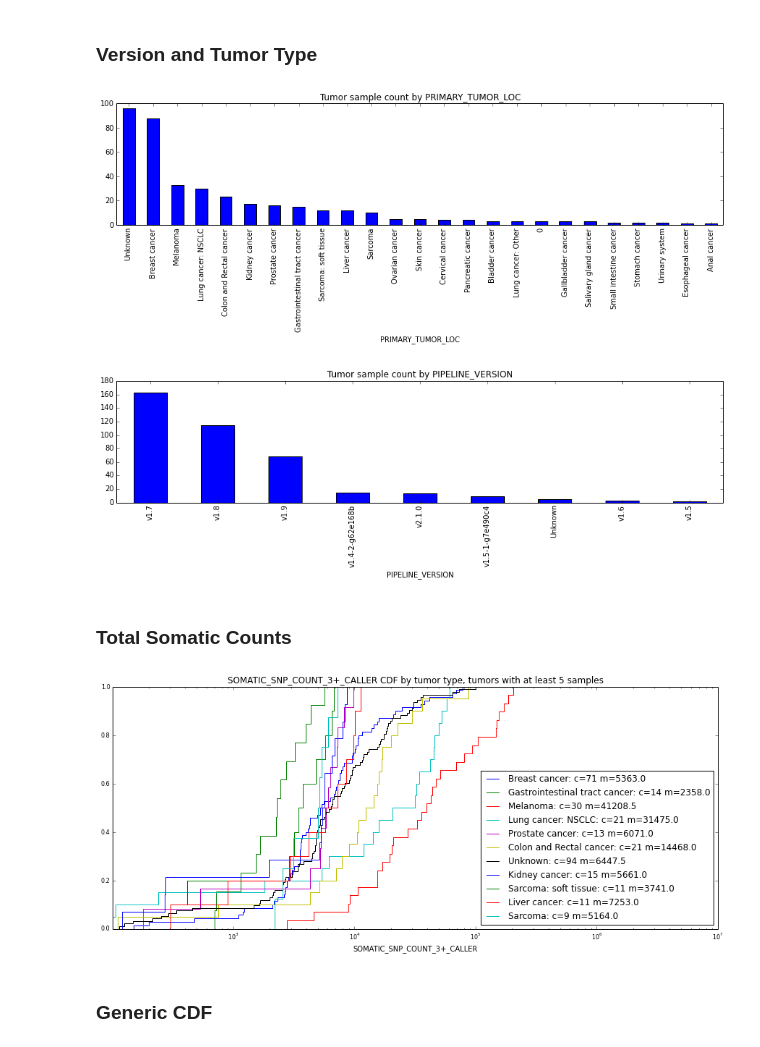
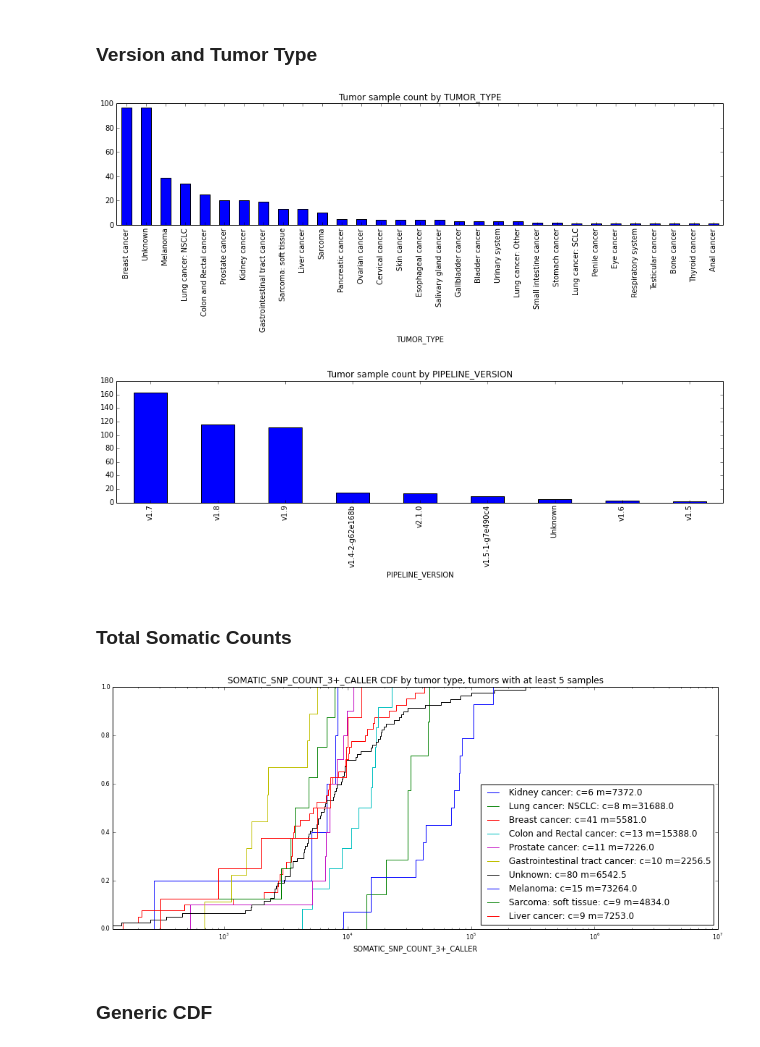
Before and after one commit to hartwigmedical/scripts, a Jupyter notebook: ipython/HealthChecksAnalysis.ipynb, the cells around one changed output. Cells and saved outputs as stored; diff of their text form; code cells hidden in the pictures.

```diff
--- a/ipython/HealthChecksAnalysis.ipynb
+++ b/ipython/HealthChecksAnalysis.ipynb
@@ -46,22 +46,22 @@ len(hc[hc.HAS_PASSED_TESTS == False])
 # %% [markdown]
 ### Version and Tumor Type
 # %%
-quickbarchart('PRIMARY_TUMOR_LOC')
+quickbarchart('TUMOR_TYPE')
 quickbarchart('PIPELINE_VERSION')
 # %% [output]
-[figure, old version]
+[figure, new version]
-[figure, old version]
+[figure, new version]
 # %% [markdown]
 ### Total Somatic Counts
 # %%
 # BY TUMOR TYPE
 minTypeCount = 5
-tumorTypes = hc['PRIMARY_TUMOR_LOC'].unique()
+tumorTypes = hc['TUMOR_TYPE'].unique()
 analysisField = 'SOMATIC_SNP_COUNT_3+_CALLER'
-versions = ['v1.7','v1.8','v1.9'] #hc.PIPELINE_VERSION.unique()
+versions = ['v1.8','v1.9'] #hc.PIPELINE_VERSION.unique()
 types = ['T'] # hc["SAMPLE_TYPE"].unique()
 for tumorType in tumorTypes:
-    ser = hc[(hc.PRIMARY_TUMOR_LOC == tumorType) & hc.PIPELINE_VERSION.isin(versions) & hc.SAMPLE_TYPE.isin(types)][analysisField]
+    ser = hc[(hc.TUMOR_TYPE == tumorType) & hc.PIPELINE_VERSION.isin(versions) & hc.SAMPLE_TYPE.isin(types)][analysisField]
     if len(ser)>minTypeCount:
         try:
             #ser = pd.to_numeric(ser)
@@ -73,7 +73,7 @@ for tumorType in tumorTypes:
         except:
             print "error in tumor type: "+ str(tumorType)
 # %% [output]
-[figure, old version]
+[figure, new version]
 # %% [markdown]
 ### Generic CDF
 # %%
```
Also changed, not shown: parts of 5 cells of this notebook, 6 other files.
